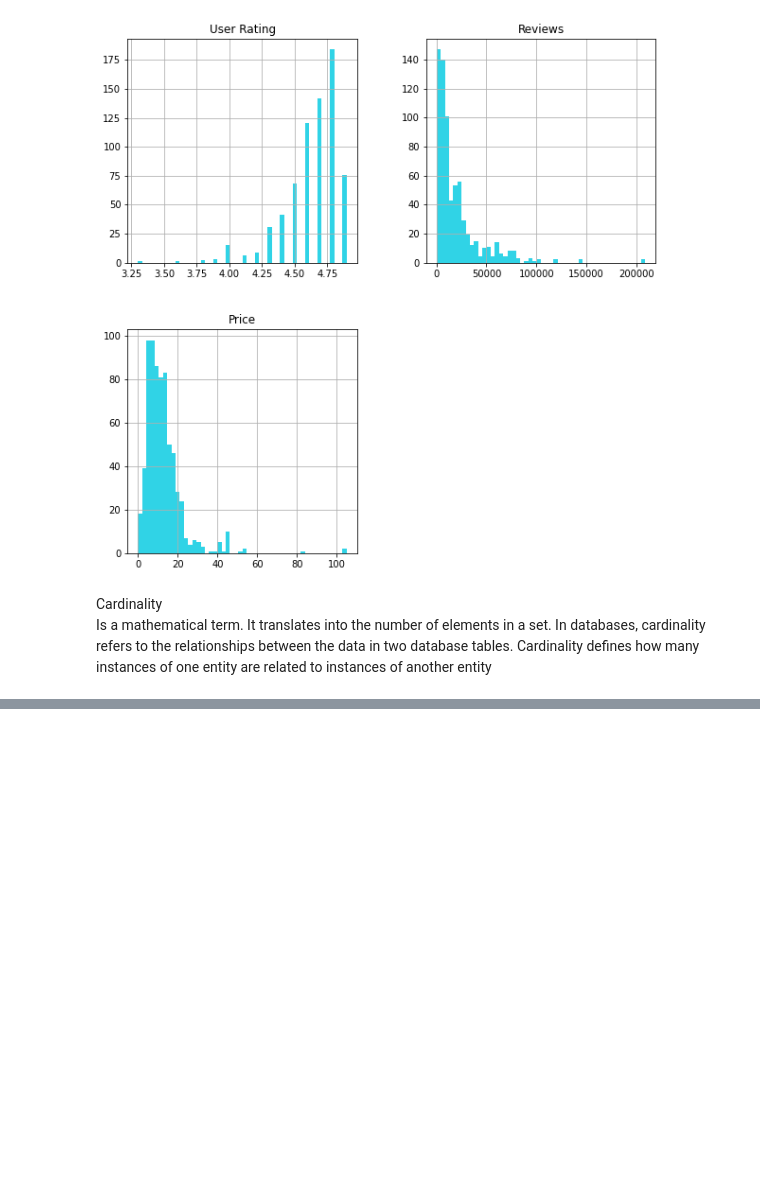
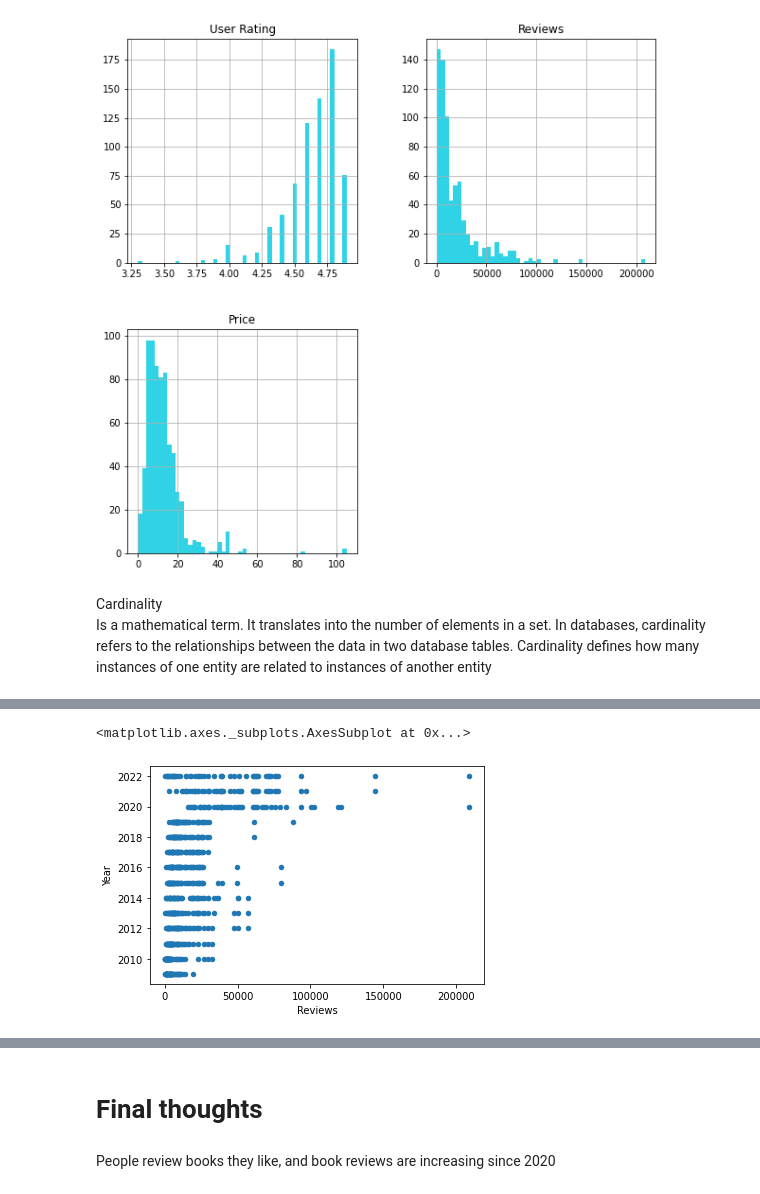
Before and after one commit to Pittella0/HomeWork, a Jupyter notebook: WK11HW2.ipynb, the cells around one changed output, grey strips where cells are left out. Saved outputs shown, nothing was run; the diff lists cells and outputs as text; code cells hidden in the pictures; blank space fills up the shorter version.

```diff
--- a/WK11HW2.ipynb
+++ b/WK11HW2.ipynb
@@ -96,5 +128,15 @@ df.nunique().plot.barh(figsize=(12,6))
+# %%
+
+df.plot.scatter(x='Reviews', y='Year')
+# %% [output]
+<matplotlib.axes._subplots.AxesSubplot at 0x...>
+[figure, added]
 # %%
 import pandas_profiling
 pandas_profiling.ProfileReport(df)
 # %% [output]
 [interactive output not drawn]
+# %% [markdown]
+# Final thoughts
+# %% [markdown]
+People review books they like, and book reviews are increasing since 2020
```
Also changed, not shown: parts of 4 cells of this notebook.
